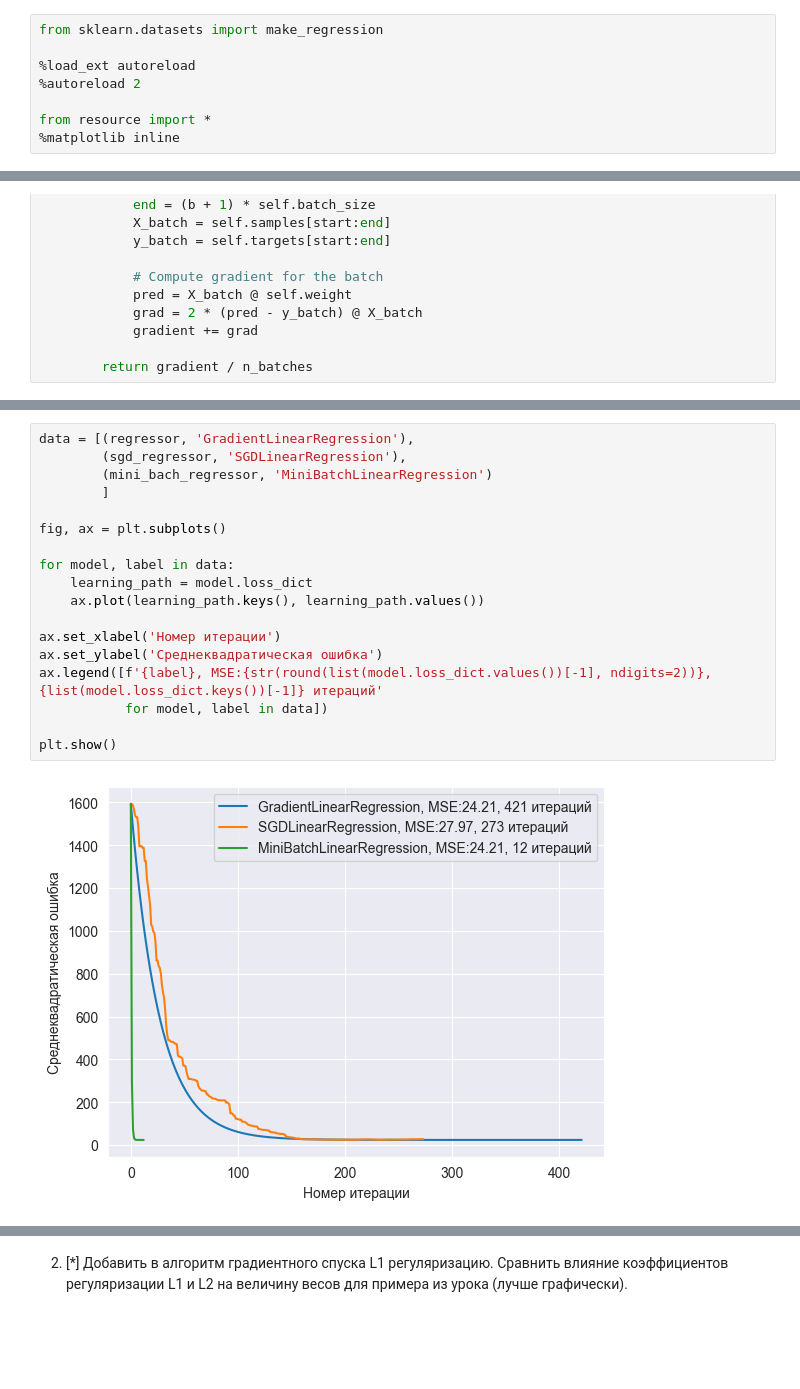
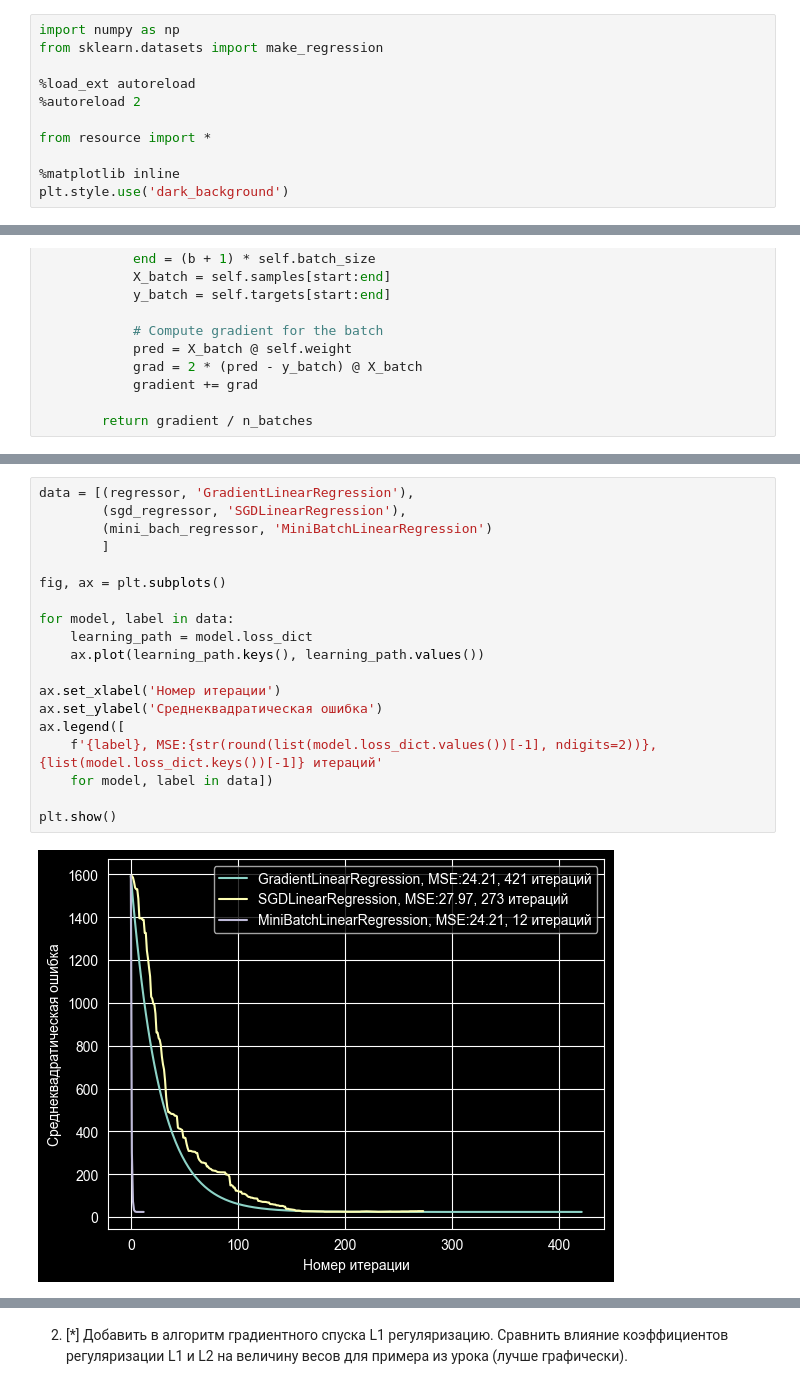
Before and after one commit to likeai22/ds_algorithms, a Jupyter notebook: Lesson 2/hw.ipynb, the cells around one changed output, grey strips where cells are left out. Saved outputs shown, nothing was run; the diff lists cells and outputs as text; blank space fills up the shorter version.

```diff
--- a/Lesson 2/hw.ipynb
+++ b/Lesson 2/hw.ipynb
@@ -1,13 +1,16 @@
 # %% [markdown]
 1. Сгенерировать датасет при помощи `sklearn.datasets.make_regression` и обучить линейную модель при помощи градиентного спуска и стохастического градиентного спуска. Построить графики среднеквадратичной ошибки от числа итераций для обоих методов на одном рисунке, сделать выводы о разнице скорости сходимости каждого из методов.
 # %%
+import numpy as np
 from sklearn.datasets import make_regression
 
 %load_ext autoreload
 %autoreload 2
 
 from resource import *
+
 %matplotlib inline
+plt.style.use('dark_background')
 # %%
 X_train, y_train, coef = make_regression(n_samples=1000,
                                          n_features=2,
@@ -193,21 +205,22 @@ plt.show()
 # %%
 data = [(regressor, 'GradientLinearRegression'),
         (sgd_regressor, 'SGDLinearRegression'),
         (mini_bach_regressor, 'MiniBatchLinearRegression')
         ]
 
 fig, ax = plt.subplots()
 
 for model, label in data:
     learning_path = model.loss_dict
     ax.plot(learning_path.keys(), learning_path.values())
 
 ax.set_xlabel('Номер итерации')
 ax.set_ylabel('Среднеквадратическая ошибка')
-ax.legend([f'{label}, MSE:{str(round(list(model.loss_dict.values())[-1], ndigits=2))}, {list(model.loss_dict.keys())[-1]} итераций'
-           for model, label in data])
+ax.legend([
+    f'{label}, MSE:{str(round(list(model.loss_dict.values())[-1], ndigits=2))}, {list(model.loss_dict.keys())[-1]} итераций'
+    for model, label in data])
 
 plt.show()
 # %% [output]
-[figure, old version]
+[figure, new version]
 # %% [markdown]
```
Also changed, not shown: parts of 39 cells of this notebook, 1 other file.
